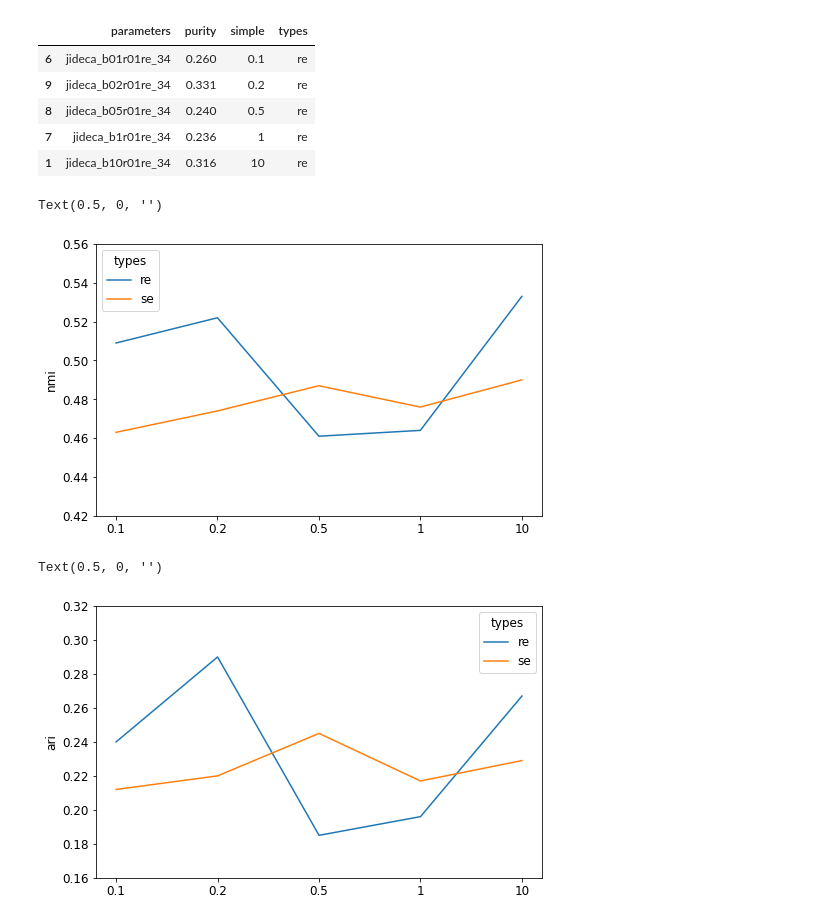
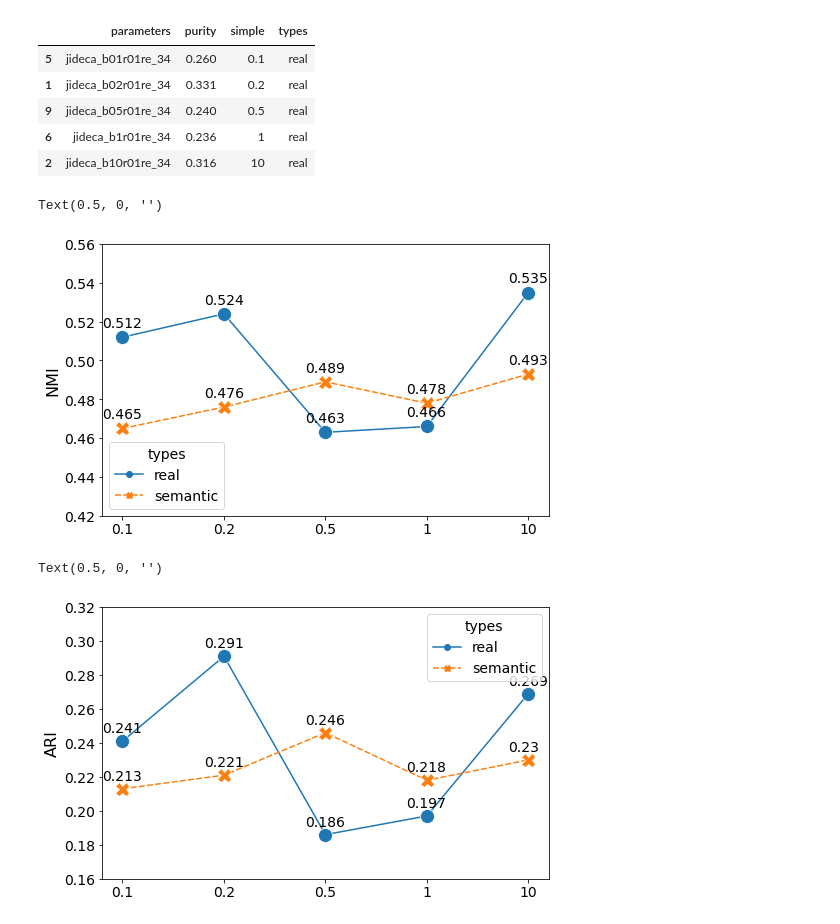
Before and after one commit to hopemini/data_processing, a Jupyter notebook: jideca_params/find_mean.ipynb, the cells around one changed output. Drawn from its saved outputs; the diff is of its cells as text; code cells hidden in the pictures.

```diff
--- a/jideca_params/find_mean.ipynb
+++ b/jideca_params/find_mean.ipynb
@@ -60,32 +60,35 @@ df_ari['simple'] = df_ari['parameters'].apply(lambda x: x.split('_')[1].split('r
 #df_ari['simple'] = df_ari['simple'].apply(lambda x: float('0.' + x[1]) if x[0] == '0' else float(x))
 df_ari['simple'] = df_ari['simple'].apply(lambda x: '0.' + x[1] if x[0] == '0' else x)
 df_ari['types'] = df_ari['parameters'].apply(lambda x:x.split('_')[1][-2:])
+df_ari['types'] = df_ari['types'].apply(lambda x: 'real' if x == 're' else 'semantic')
 
 df_nmi['simple'] = df_nmi['parameters'].apply(lambda x:x.split('_')[1].split('r')[0][1:])
 #df_nmi['simple'] = df_nmi['simple'].apply(lambda x: float('0.' + x[1]) if x[0] == '0' else float(x))
 df_nmi['simple'] = df_nmi['simple'].apply(lambda x: '0.' + x[1] if x[0] == '0' else x)
 df_nmi['types'] = df_nmi['parameters'].apply(lambda x:x.split('_')[1][-2:])
+df_nmi['types'] = df_nmi['types'].apply(lambda x: 'real' if x == 're' else 'semantic')
 
 df_purity['simple'] = df_purity['parameters'].apply(lambda x:x.split('_')[1].split('r')[0][1:])
 #df_purity['simple'] = df_purity['simple'].apply(lambda x: float('0.' + x[1]) if x[0] == '0' else float(x))
 df_purity['simple'] = df_purity['simple'].apply(lambda x: '0.' + x[1] if x[0] == '0' else x)
 df_purity['types'] = df_purity['parameters'].apply(lambda x:x.split('_')[1][-2:])
+df_purity['types'] = df_purity['types'].apply(lambda x: 'real' if x == 're' else 'semantic')
 # %%
 #df_ari.to_csv('ari_means.csv')
 #df_nmi.to_csv('nmi_means.csv')
 #df_purity.to_csv('purity_means.csv')
-df_purity.loc[df_purity['types'] == 're'].sort_values(by='simple')
+df_purity.loc[df_purity['types'] == 'real'].sort_values(by='simple')
 # %% [output]
 |  | parameters | purity | simple | types |
-| 6 | jideca_b01r01re_34 | 0.260 | 0.1 | re |
-| 9 | jideca_b02r01re_34 | 0.331 | 0.2 | re |
-| 8 | jideca_b05r01re_34 | 0.240 | 0.5 | re |
-| 7 | jideca_b1r01re_34 | 0.236 | 1 | re |
-| 1 | jideca_b10r01re_34 | 0.316 | 10 | re |
+| 5 | jideca_b01r01re_34 | 0.260 | 0.1 | real |
+| 1 | jideca_b02r01re_34 | 0.331 | 0.2 | real |
+| 9 | jideca_b05r01re_34 | 0.240 | 0.5 | real |
+| 6 | jideca_b1r01re_34 | 0.236 | 1 | real |
+| 2 | jideca_b10r01re_34 | 0.316 | 10 | real |
 # %%
 SMALL_SIZE = 8
 MEDIUM_SIZE = 10
-BIGGER_SIZE = 12
+BIGGER_SIZE = 14
 
 plt.rc('font', size=BIGGER_SIZE)          # controls default text sizes
 plt.rc('axes', titlesize=BIGGER_SIZE)     # fontsize of the axes title
@@ -97,21 +100,39 @@ plt.rc('figure', titlesize=BIGGER_SIZE)  # fontsize of the figure title
 # %%
 plt.figure(figsize=(8,5))
 #sns.lineplot(x='simple', y='nmi', data=df_nmi.loc[df_nmi['types'] == 're'].sort_values(by='simple'))
 #sns.lineplot(x='simple', y='nmi', data=df_nmi.loc[df_nmi['types'] == 'se'].sort_values(by='simple'))
-sns.lineplot(x='simple', y='nmi', data=df_nmi.sort_values(by='simple'), hue='types', markers=['o', '<'])
+sns.lineplot(x='simple', y='nmi', data=df_nmi.sort_values(by='simple'), hue='types', style='types', markers=True, markersize=14)
+for i in df_nmi.groupby('types'):
+    for x,y,m in i[1][['simple','nmi','nmi']].values:
+        if x == '0.1': i = 0
+        elif x == '0.2': i = 1
+        elif x == '0.5': i = 2
+        elif x == '1': i = 3
+        else: i = 4
+        plt.text(i - 0.2 , y + 0.0051, m)
 plt.ylim(0.42, 0.56)
+plt.ylabel('NMI', fontsize=16)
 plt.xlabel(None)
 # %% [output]
 Text(0.5, 0, '')
-[figure, old version]
+[figure, new version]
 # %%
 plt.figure(figsize=(8,5))
-sns.lineplot(x='simple', y='ari', data=df_ari.sort_values(by='simple'), hue='types', markers=['o', '<'])
+sns.lineplot(x='simple', y='ari', data=df_ari.sort_values(by='simple'), hue='types', style='types', markers=True, markersize=14)
+for i in df_ari.groupby('types'):
+    for x,y,m in i[1][['simple','ari','ari']].values:
+        if x == '0.1': i = 0
+        elif x == '0.2': i = 1
+        elif x == '0.5': i = 2
+        elif x == '1': i = 3
+        else: i = 4
+        plt.text(i - 0.2 , y + 0.0051, m)
 plt.ylim(0.16, 0.32)
+plt.ylabel('ARI', fontsize=16)
 plt.xlabel(None)
 # %% [output]
 Text(0.5, 0, '')
-[figure, old version]
+[figure, new version]
 # %%
 plt.figure(figsize=(8,5))
 #sns.lineplot(x='simple', y='purity', data=df_purity.loc[df_purity['types'] == 're'].sort_values(by='simple'))
```
Also changed, not shown: parts of 2 cells of this notebook, 1 other file.
